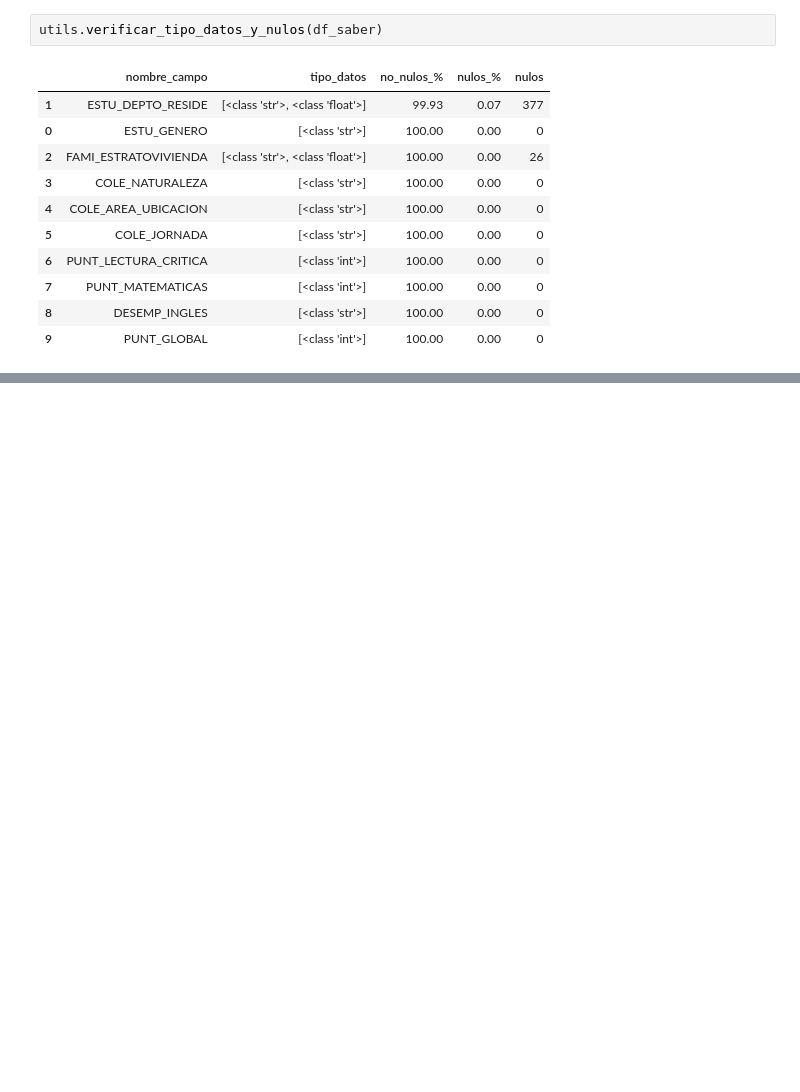
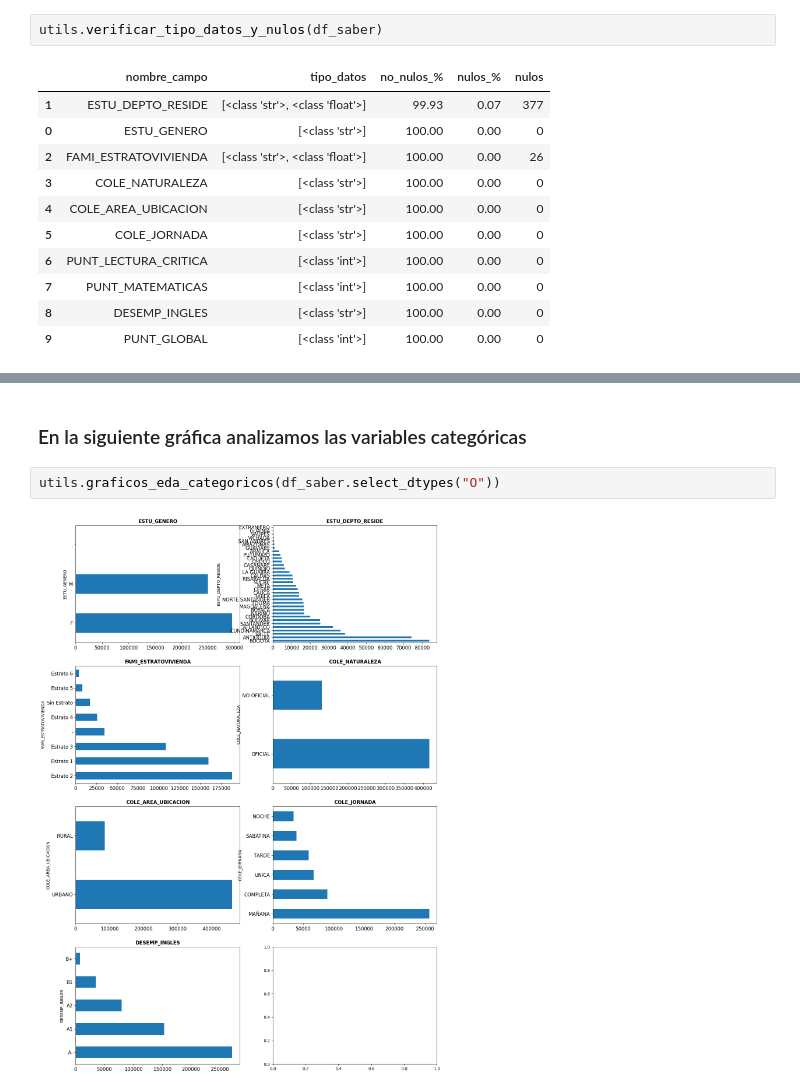
Before and after one commit to Ivan2125/Apuntes-TalentoTech-Colombia, a Jupyter notebook: 1-sesion/taller-1.ipynb, the cells around one changed output, grey strips where cells are left out. Cells and saved outputs as stored; diff of their text form; blank space fills up the shorter version.

```diff
--- a/1-sesion/taller-1.ipynb
+++ b/1-sesion/taller-1.ipynb
@@ -434,0 +87,6 @@ Te vas a reunir con tu grupo de trabajo y vas a seguir el paso a paso anterior c
+# %% [markdown]
+### En la siguiente gráfica analizamos las variables categóricas
+# %%
+utils.graficos_eda_categoricos(df_saber.select_dtypes("O"))
+# %% [output]
+[figure, added]
```
Also changed, not shown: parts of 65 cells of this notebook.
